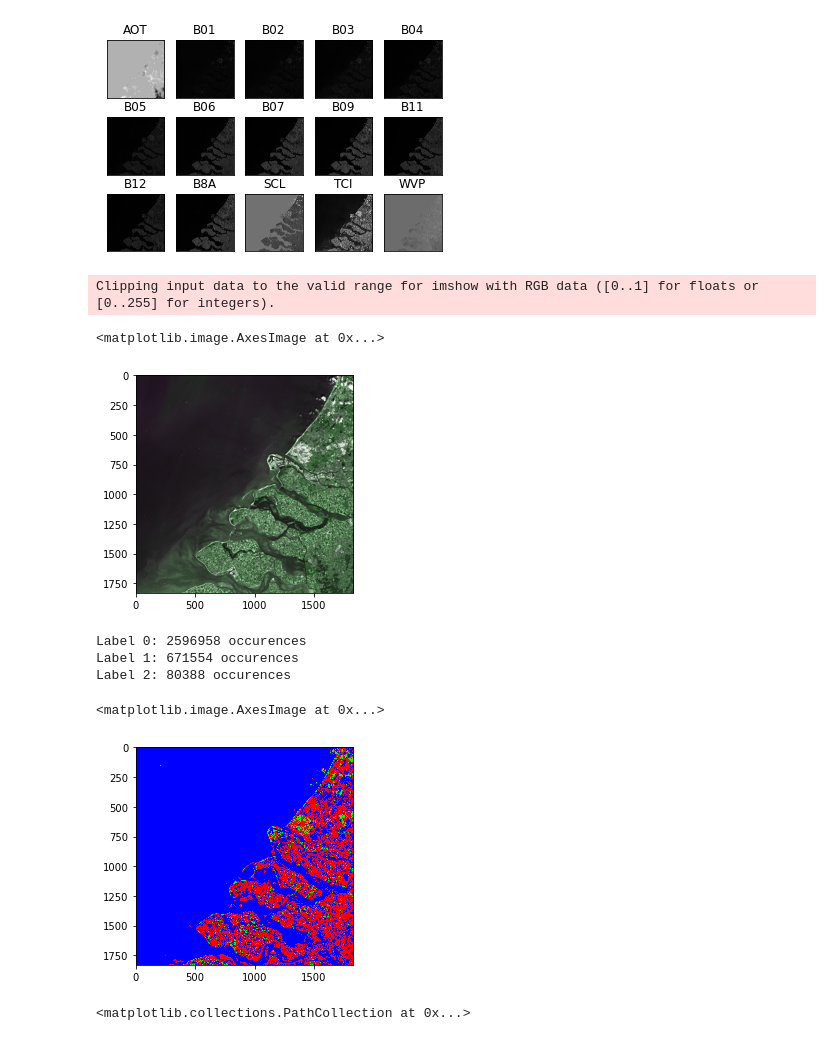
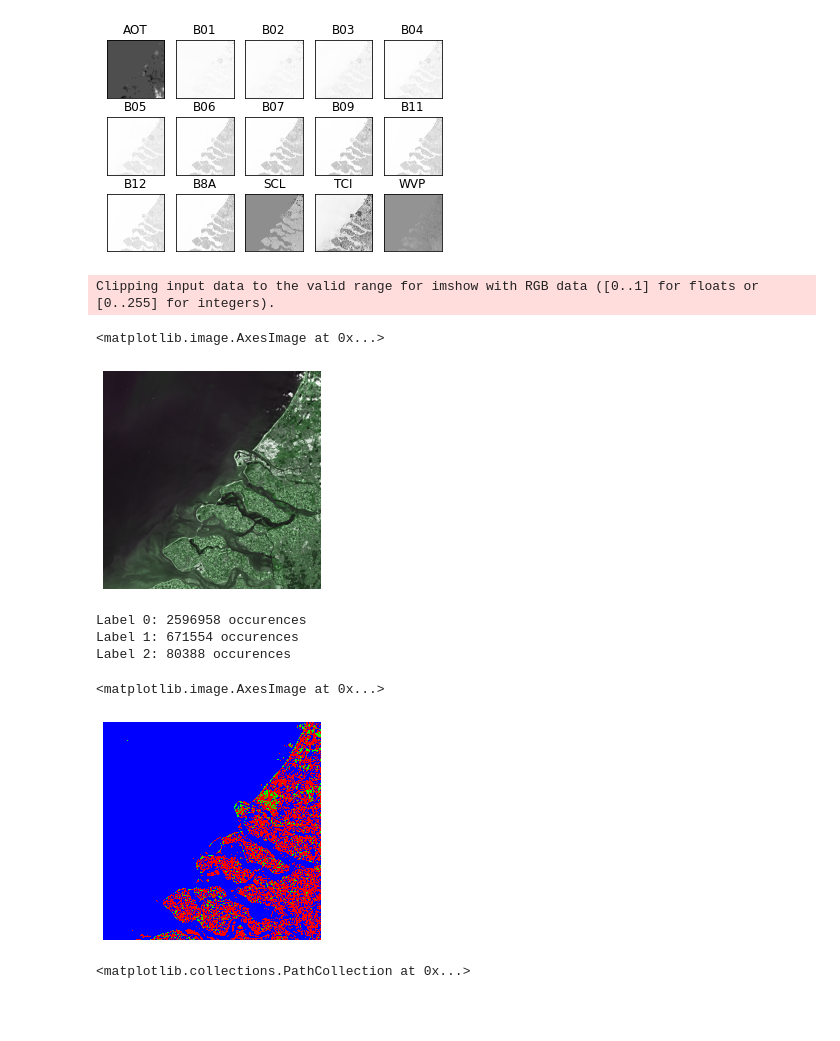
Before and after one commit to ondrej-vesely/GEO1001-hw2, a Jupyter notebook: hw2.ipynb, the cells around one changed output. Cells and saved outputs as stored; diff of their text form; code cells hidden in the pictures; blank space fills up the shorter version.

```diff
--- a/hw2.ipynb
+++ b/hw2.ipynb
@@ -27,29 +27,30 @@ r10m = load_jp2(path + 'R10m/')
 # %%
 for i, (band, data) in enumerate(r60m.items()):
   ax = plt.subplot2grid((3,5), (i//5, i%5))
-  ax.imshow(data.read()[0], cmap='gray')
+  ax.imshow(data.read()[0], cmap='binary')
   ax.get_xaxis().set_visible(False)
   ax.get_yaxis().set_visible(False)
   ax.set_title(band)
 
 plt.show()
 # %% [output]
-[figure, old version]
+[figure, new version]
 # %%
 # pseudo rgb
 bands = ['B02', 'B03', 'B02']
 dataset = r60m
 
 
 data = [dataset[band] for band in bands if band in dataset]
 stack = np.array([img.read()[0].flatten()/2000 for img in data]).T
 rgb_arr = np.array(np.split(stack, data[0].width))
 
+plt.axis('off')
 plt.imshow(rgb_arr)
 # %% [output]
 Clipping input data to the valid range for imshow with RGB data ([0..1] for floats or [0..255] for integers).
 <matplotlib.image.AxesImage at 0x...>
-[figure, old version]
+[figure, new version]
 # %%
 # parameters
 bands = ['B02', 'B04']
@@ -66,13 +67,14 @@ label_arr = np.array(np.split(kmeans.labels_, data[0].width))
 for i in range(n_labels):
   print('Label %s: %s occurences' % (i, np.count_nonzero(kmeans.labels_ == i)))
 
+plt.axis('off')
 plt.imshow(label_arr, cmap='brg', interpolation='nearest')
 # %% [output]
 Label 0: 2596958 occurences
 Label 1: 671554 occurences
 Label 2: 80388 occurences
 <matplotlib.image.AxesImage at 0x...>
-[figure, old version]
+[figure, new version]
 # %%
 plt.scatter(stack.T[0], stack.T[1], s=1, c=kmeans.labels_, cmap='brg')
 # %% [output]
```
Also changed, not shown: parts of 3 cells of this notebook.
